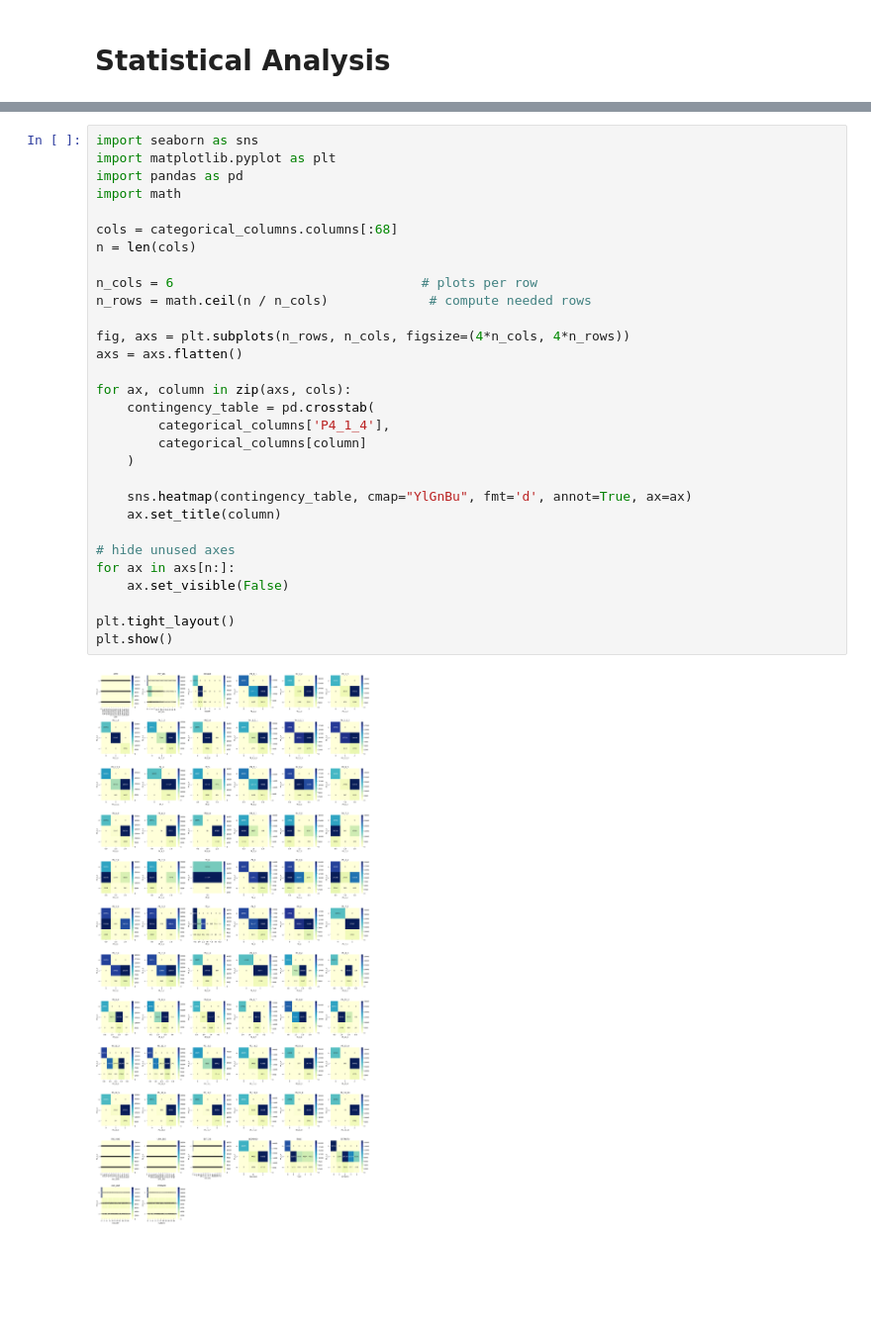
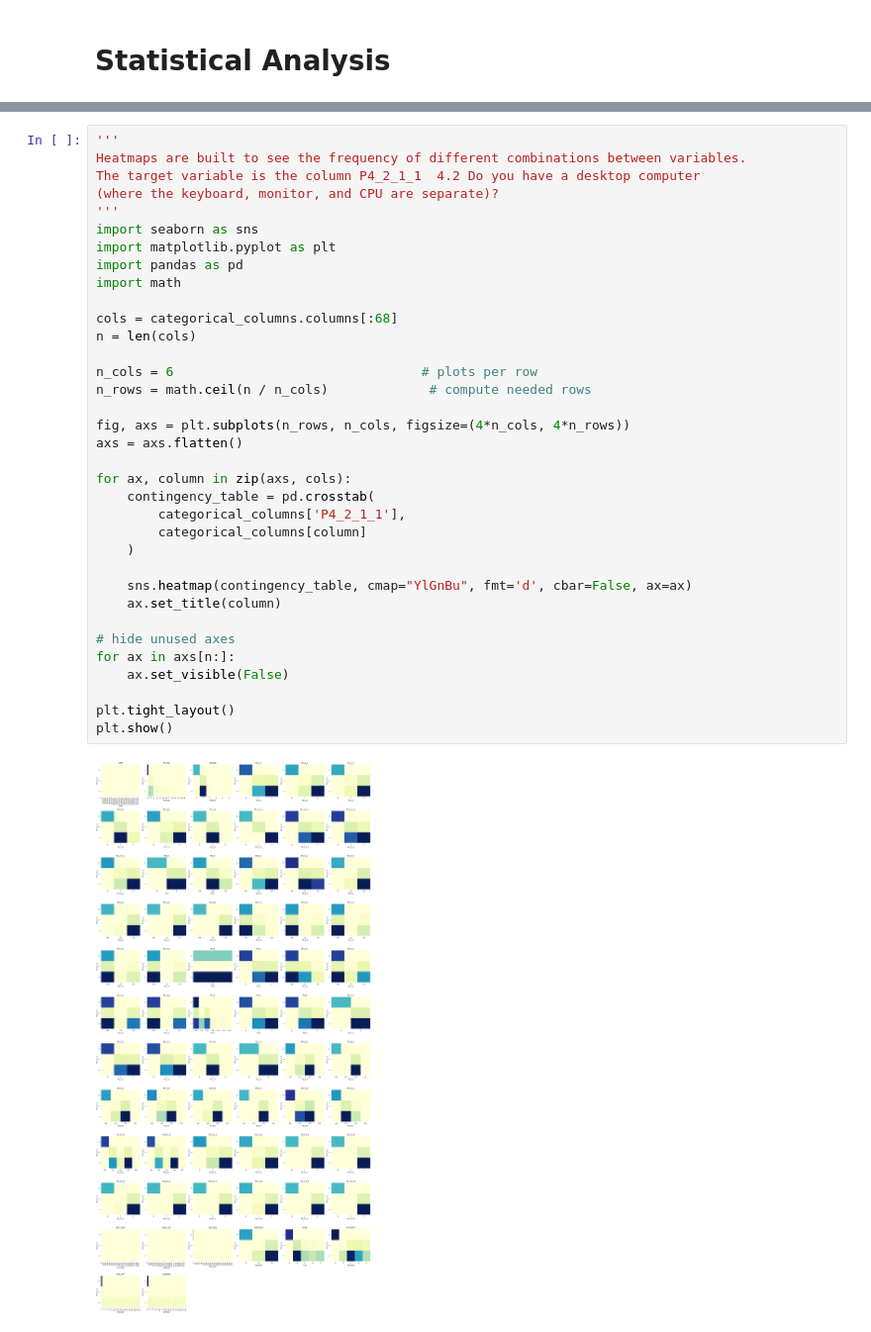
Before and after one commit to aleaguilar0094-ops/Mexican-National-Survey, a Jupyter notebook: Data analysis.ipynb, the cells around one changed output, grey strips where cells are left out. Shown at 99% size. Cells and saved outputs as stored; diff of their text form; blank space fills up the shorter version.

```diff
--- a/Data analysis.ipynb
+++ b/Data analysis.ipynb
@@ -438,34 +441,39 @@ for i, col in enumerate (categorical_columns.columns[:85]):
 67 CVEGEO [ 1  0  2  3  4  5  6  7  8  9 10 11 12 13 14 15 16 17 18 19 20 21 22 23
  24 25 26 27 28 29 30 31 32]
 # %%
+'''
+Heatmaps are built to see the frequency of different combinations between variables.
+The target variable is the column P4_2_1_1  4.2 Do you have a desktop computer
+(where the keyboard, monitor, and CPU are separate)?
+'''
 import seaborn as sns
 import matplotlib.pyplot as plt
 import pandas as pd
 import math
 
 cols = categorical_columns.columns[:68]
 n = len(cols)
 
 n_cols = 6                                # plots per row
 n_rows = math.ceil(n / n_cols)             # compute needed rows
 
 fig, axs = plt.subplots(n_rows, n_cols, figsize=(4*n_cols, 4*n_rows))
 axs = axs.flatten()
 
 for ax, column in zip(axs, cols):
     contingency_table = pd.crosstab(
-        categorical_columns['P4_1_4'],
+        categorical_columns['P4_2_1_1'],
         categorical_columns[column]
     )
 
-    sns.heatmap(contingency_table, cmap="YlGnBu", fmt='d', annot=True, ax=ax)
+    sns.heatmap(contingency_table, cmap="YlGnBu", fmt='d', cbar=False, ax=ax)
     ax.set_title(column)
 
 # hide unused axes
 for ax in axs[n:]:
     ax.set_visible(False)
 
 plt.tight_layout()
 plt.show()
 # %% [output]
-[figure, old version]
+[figure, new version]
```
Also changed, not shown: parts of 6 cells of this notebook, 1 other file.
